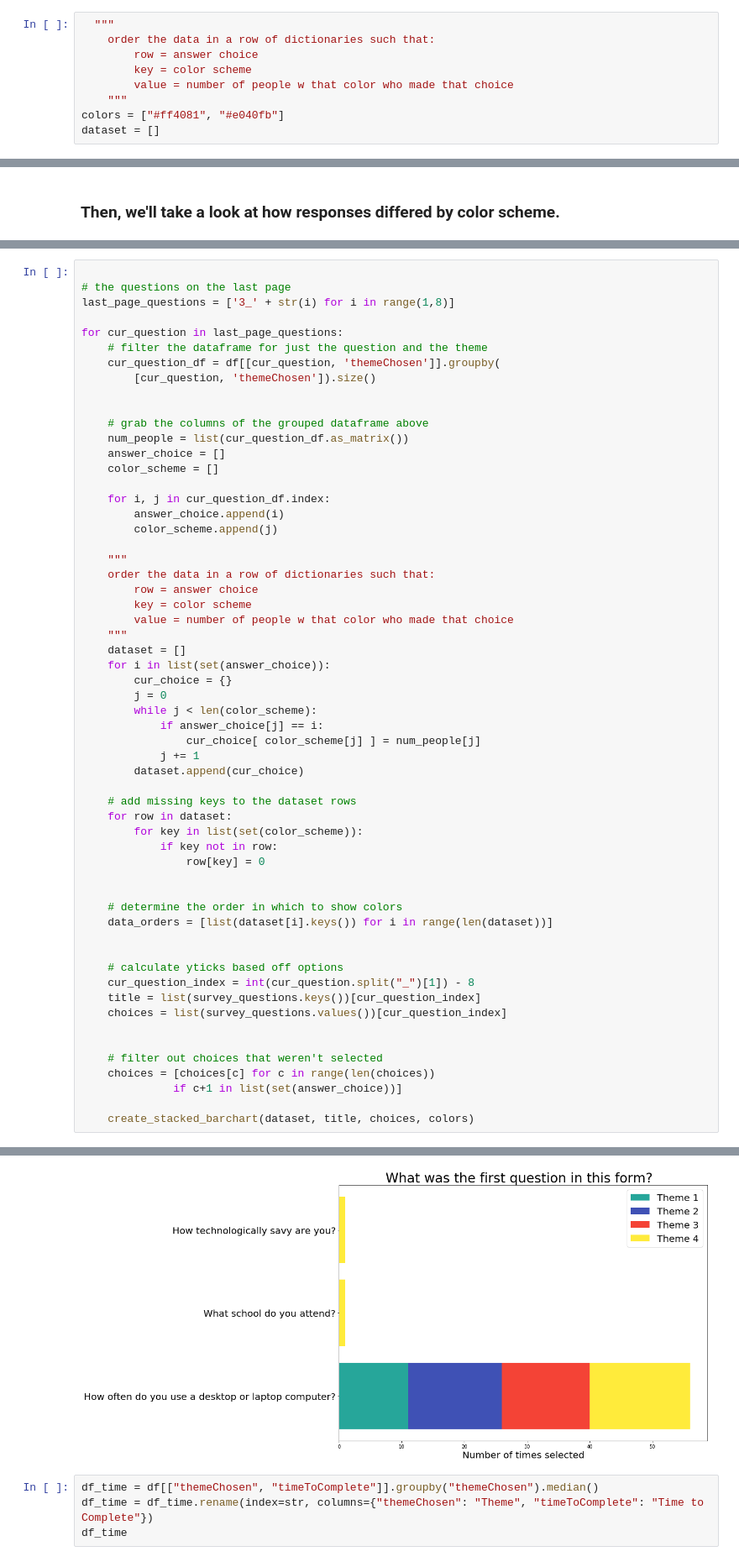
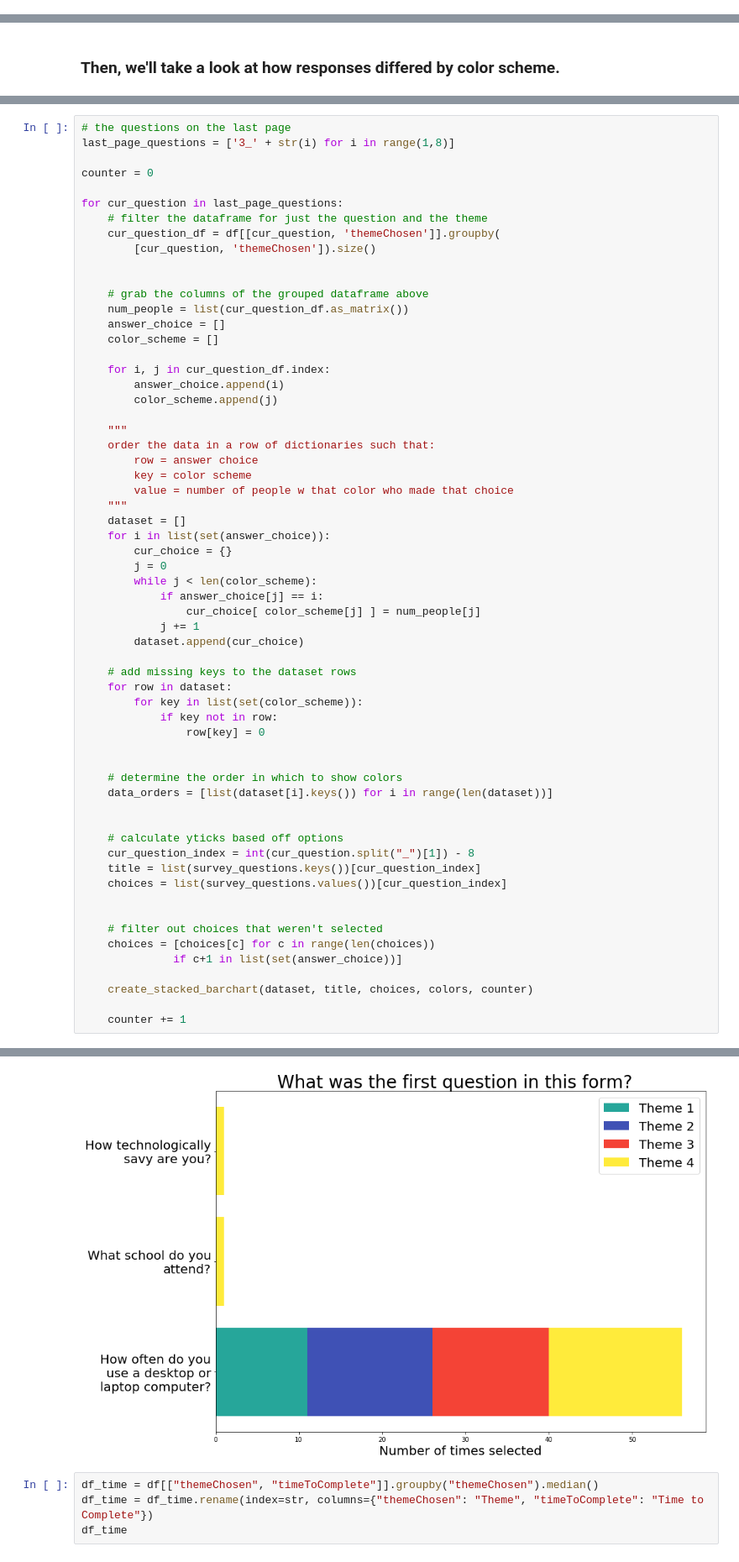
Before and after one commit to smitheric95/AB-Testing-Form, a Jupyter notebook: Data Analysis/Survey Data Analysis.ipynb, the cells around one changed output, grey strips where cells are left out. Shown: that part at 84% size. Saved outputs shown, nothing was run; the diff lists cells and outputs as text.

Commit message:
saved figures

```diff
--- a/Data Analysis/Survey Data Analysis.ipynb
+++ b/Data Analysis/Survey Data Analysis.ipynb
@@ -181,15 +153,6 @@ def create_stacked_barchart(dataset, title, choices, colors):
 df_colors = df.groupby("themeChosen").size()
 df_colors
 themes = ["Theme " + str(i) for i in range(1,5)]
-# %%
-  """
-    order the data in a row of dictionaries such that:
-        row = answer choice
-        key = color scheme
-        value = number of people w that color who made that choice
-    """
-colors = ["#ff4081", "#e040fb"]
-dataset = []
 # %%
 y_pos = np.arange(len(df_colors))
 plt.figure(figsize=(10,7))
@@ -212,7 +221,8 @@ plt.show()
 # %%
-
 # the questions on the last page
 last_page_questions = ['3_' + str(i) for i in range(1,8)]
+
+counter = 0
 
 for cur_question in last_page_questions:
     # filter the dataframe for just the question and the theme
@@ -266,6 +276,8 @@ for cur_question in last_page_questions:
     choices = [choices[c] for c in range(len(choices))
               if c+1 in list(set(answer_choice))]
 
-    create_stacked_barchart(dataset, title, choices, colors)
+    create_stacked_barchart(dataset, title, choices, colors, counter)
+
+    counter += 1
 # %% [output]
 [figure]
@@ -275,6 +287,6 @@ for cur_question in last_page_questions:
 [figure]
 [figure]
-[figure, old version]
+[figure, new version]
 # %%
 df_time = df[["themeChosen", "timeToComplete"]].groupby("themeChosen").median()
 df_time = df_time.rename(index=str, columns={"themeChosen": "Theme", "timeToComplete": "Time to Complete"})
```
Also changed, not shown: parts of 6 cells of this notebook.
